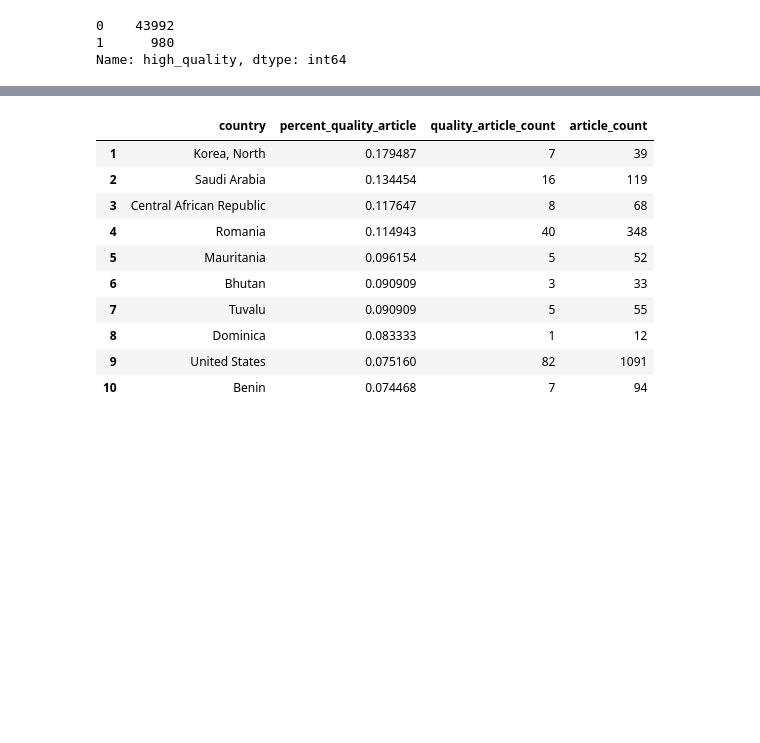
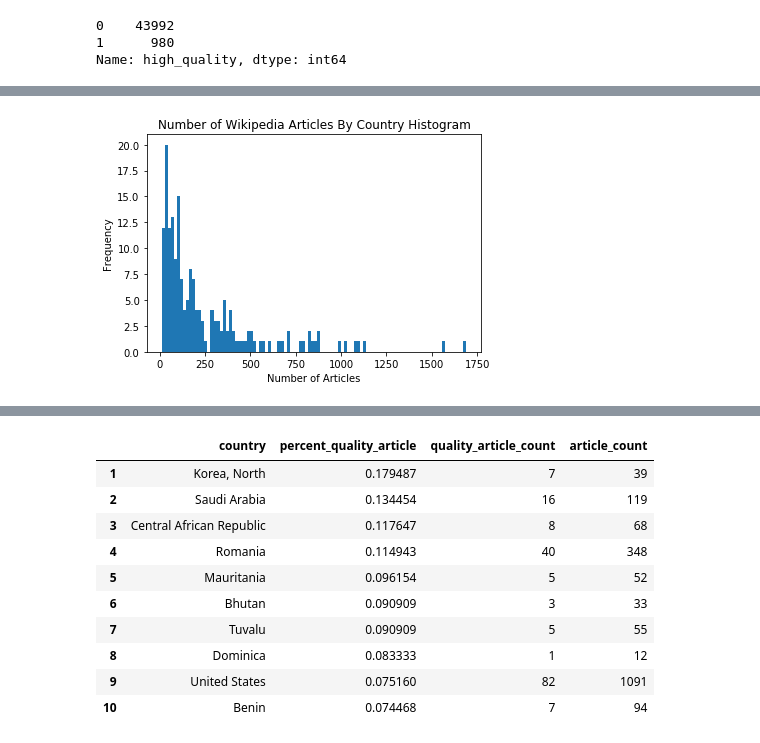
Before and after one commit to dwhite105/data-512-a2, a Jupyter notebook: hcds-a2-bias.ipynb, the cells around one changed output, grey strips where cells are left out. Saved outputs shown, nothing was run; the diff lists cells and outputs as text; code cells hidden in the pictures; blank space fills up the shorter version.

```diff
--- a/hcds-a2-bias.ipynb
+++ b/hcds-a2-bias.ipynb
@@ -8,0 +23,4 @@ import numpy as np
+# %%
+#Import page data from csv file, downloaded from the link here.
+page_data = pd.read_csv('data/page_data.csv', index_col = None)
+page_data.head()
@@ -139,0 +203,8 @@ Name: high_quality, dtype: int64
+# %%
+plt.hist(country_articles['article_count'], bins = 100)
+plt.xlabel('Number of Articles')
+plt.ylabel('Frequency')
+plt.title('Number of Wikipedia Articles By Country Histogram')
+plt.show()
+# %% [output]
+[figure, added]
```
Also changed, not shown: parts of 47 cells of this notebook.
